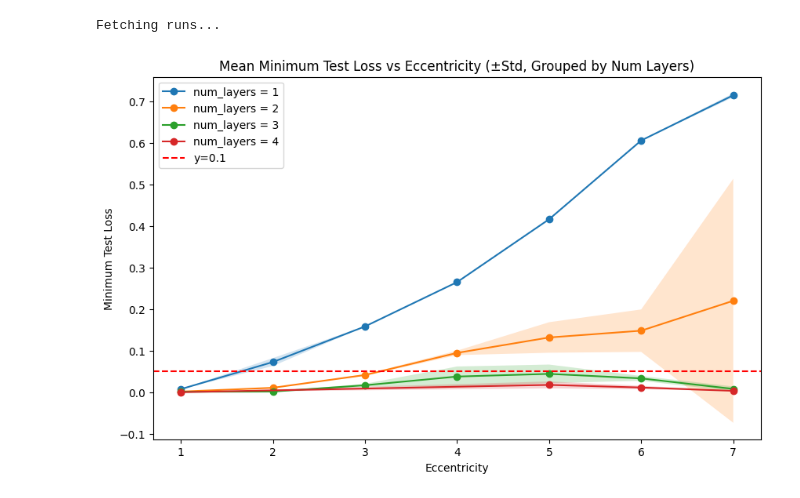
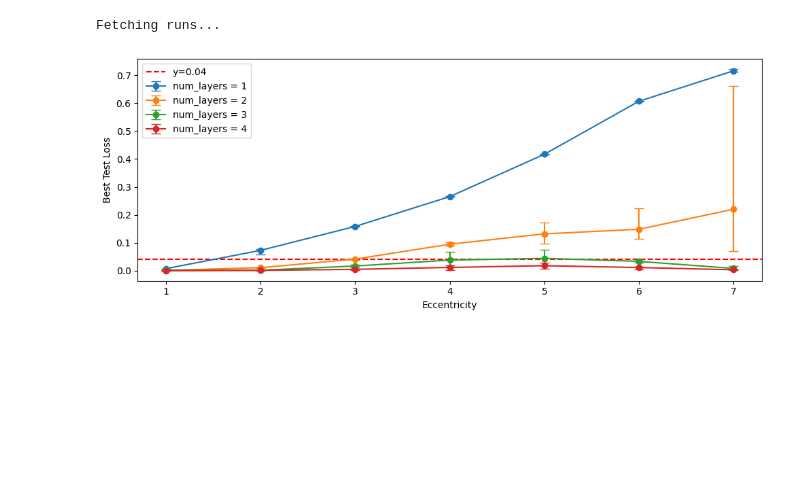
Before and after one commit to Andy-Zhou2/L65_GNN_Project, a Jupyter notebook: analysis/transformers_layer_head_analysis.ipynb, the cells around one changed output. Saved outputs shown, nothing was run; the diff lists cells and outputs as text; code cells hidden in the pictures; blank space fills up the shorter version.

```diff
--- a/analysis/transformers_layer_head_analysis.ipynb
+++ b/analysis/transformers_layer_head_analysis.ipynb
@@ -73,42 +73,53 @@ for run in runs:
 # %% [output]
 Fetching runs...
 # %%
+import numpy as np
+import matplotlib.pyplot as plt
+import pandas as pd
+
 # Convert collected data to a pandas DataFrame
 df = pd.DataFrame(data_points)
 
+# Apply filters: intermediate_supervision == False, nhead == 1, and num_layers <= 4
 df = df[
     (df["intermediate_supervision"] == False) &
     (df["nhead"] == 1) &
     (df["num_layers"] <= 4)
 ]
+
+# Group the data by num_layers and eccentricity, calculating mean, min, and max of best_test_loss
 grouped = df.groupby(["num_layers", "eccentricity"]).agg(
     mean_test_loss=("best_test_loss", "mean"),
-    std_test_loss=("best_test_loss", "std")
+    min_test_loss=("best_test_loss", "min"),
+    max_test_loss=("best_test_loss", "max")
 ).reset_index()
 
-# Plotting: for each unique num_layers, plot a line with error bands representing std deviation
-plt.figure(figsize=(10, 6))
+# Plotting: for each unique num_layers, plot a line with error bars representing the min/max range
+plt.figure(figsize=(10, 4))
 unique_layers = grouped["num_layers"].unique()
 
 for nl in unique_layers:
-    # Filter data for the specific number of layers
-    data_nl = grouped[grouped["num_layers"] == nl]
-    # Sort the data by eccentricity for a smoother line
-    data_nl = data_nl.sort_values("eccentricity")
+    # Filter data for the specific number of layers and sort by eccentricity for a smooth line
+    data_nl = grouped[grouped["num_layers"] == nl].sort_values("eccentricity")
     x = data_nl["eccentricity"]
     y = data_nl["mean_test_loss"]
-    yerr = data_nl["std_test_loss"]
 
-    plt.plot(x, y, marker='o', label=f'num_layers = {nl}')
-    plt.fill_between(x, y - yerr, y + yerr, alpha=0.2)
+    # Calculate asymmetric error bars from min and max values
+    lower_error = y - data_nl["min_test_loss"]
+    upper_error = data_nl["max_test_loss"] - y
+    yerr = [lower_error, upper_error]
 
-# draw horizontal line
-plt.axhline(y=0.05, color='r', linestyle='--', label='y=0.1')
+    plt.errorbar(x, y, yerr=yerr, marker='o', capsize=5, label=f'num_layers = {nl}')
+
+# Draw a horizontal reference line (adjust the y value and label as needed)
+plt.axhline(y=0.04, color='r', linestyle='--', label='y=0.04')
 
 plt.xlabel('Eccentricity')
-plt.ylabel('Minimum Test Loss')
-plt.title('Mean Minimum Test Loss vs Eccentricity (±Std, Grouped by Num Layers)')
+plt.ylabel('Best Test Loss')
+# plt.title('Test Loss vs Eccentricity (nhead=1, intermediate_supervision=False, num_layers<=4)')
 plt.legend()
+plt.tight_layout()
+plt.savefig('mean_best_test_loss_vs_eccentricity_errorbar.png', dpi=150)
 plt.show()
 # %% [output]
-[figure, old version]
+[figure, new version]
```
Also changed, not shown: parts of 2 cells of this notebook, 1 other file.
